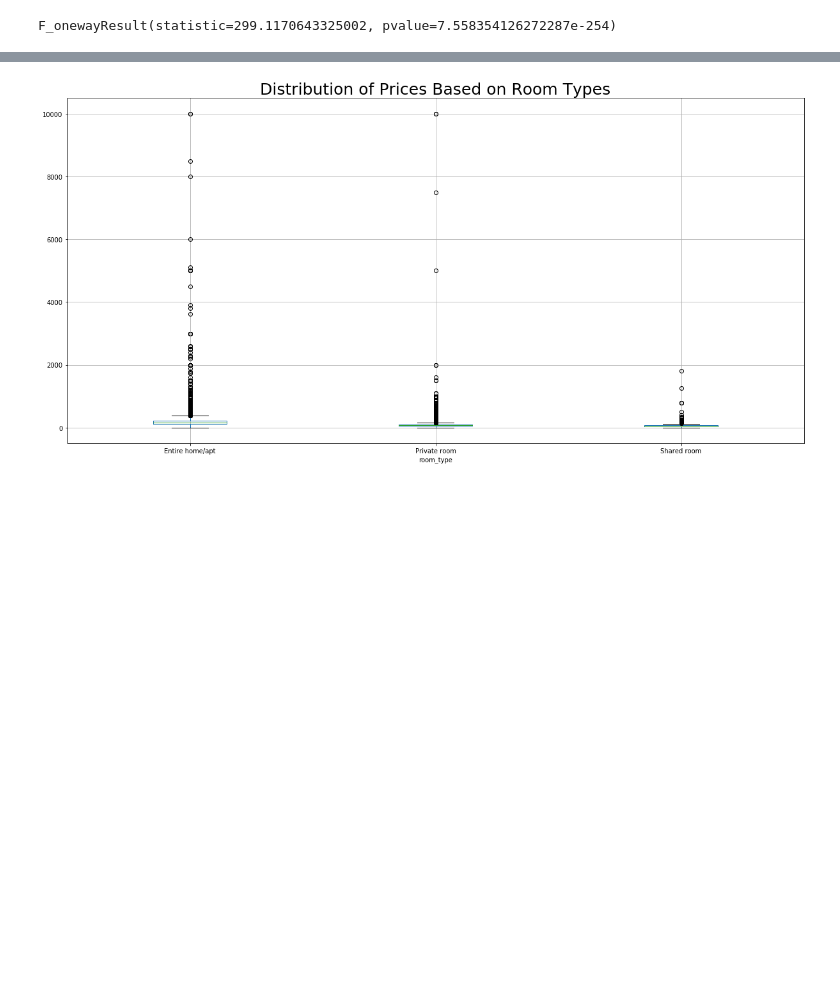
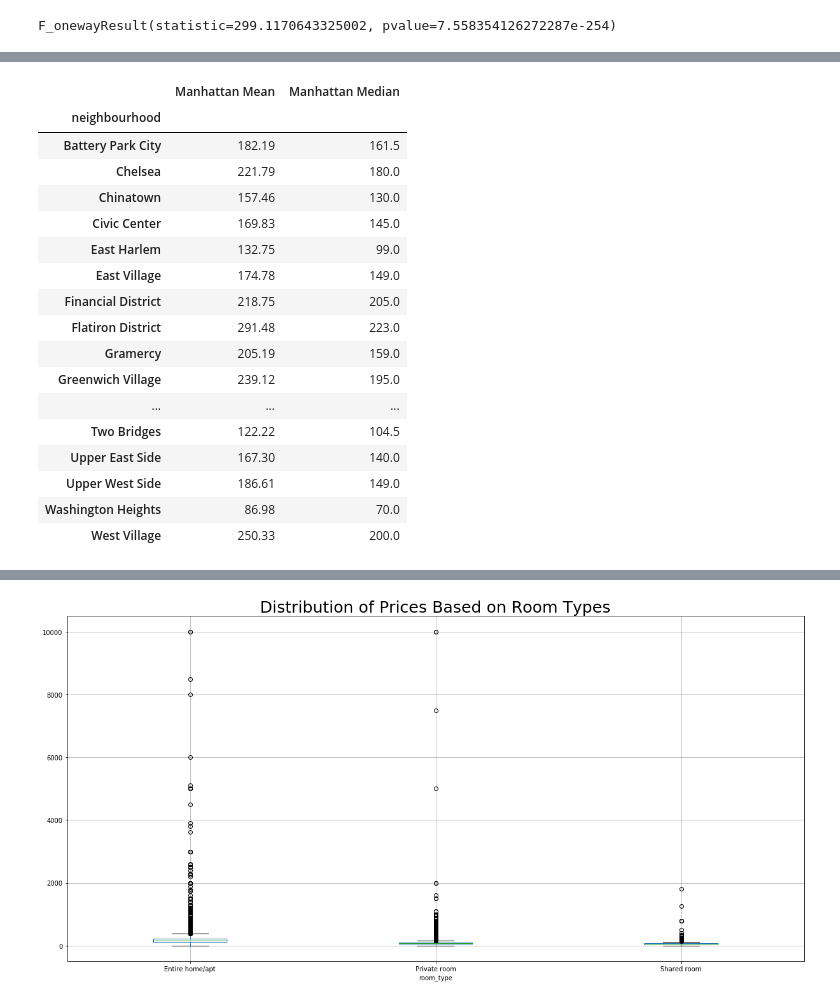
Before and after one commit to josephsy96/Project_1, a Jupyter notebook: Airbnb_Analysis.ipynb, the cells around one changed output, grey strips where cells are left out. Saved outputs shown, nothing was run; the diff lists cells and outputs as text; code cells hidden in the pictures; blank space fills up the shorter version.

```diff
--- a/Airbnb_Analysis.ipynb
+++ b/Airbnb_Analysis.ipynb
@@ -116,3 +113,25 @@ plt.ylim(0,500)
+# %%
+#show dataframe
+mm_df
+# %% [output]
+|  | Manhattan Mean | Manhattan Median |
+| neighbourhood |  |  |
+| Battery Park City | 182.19 | 161.5 |
+| Chelsea | 221.79 | 180.0 |
+| Chinatown | 157.46 | 130.0 |
+| Civic Center | 169.83 | 145.0 |
+| East Harlem | 132.75 | 99.0 |
+| East Village | 174.78 | 149.0 |
+| Financial District | 218.75 | 205.0 |
+| Flatiron District | 291.48 | 223.0 |
+| Gramercy | 205.19 | 159.0 |
+| Greenwich Village | 239.12 | 195.0 |
+| ... | ... | ... |
+| Two Bridges | 122.22 | 104.5 |
+| Upper East Side | 167.30 | 140.0 |
+| Upper West Side | 186.61 | 149.0 |
+| Washington Heights | 86.98 | 70.0 |
+| West Village | 250.33 | 200.0 |
 # %%
 #Groupby Room Types
 rm_type = nyc_df.groupby(['room_type'])
```
Also changed, not shown: parts of 8 cells of this notebook, 4 other files.
